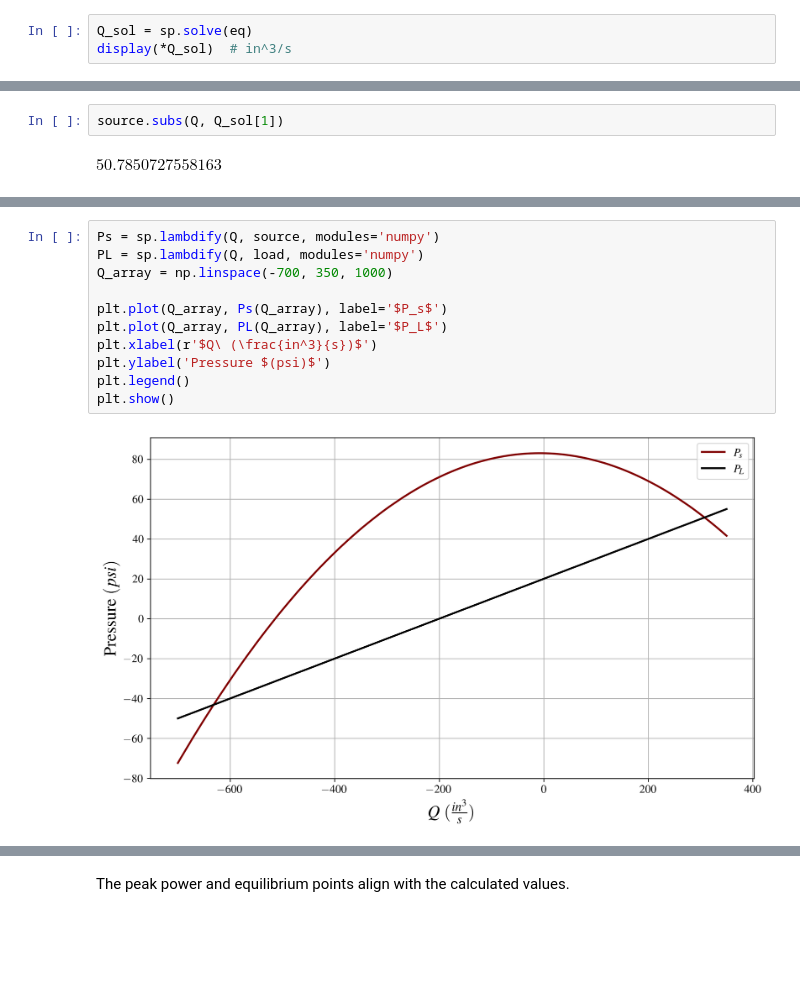
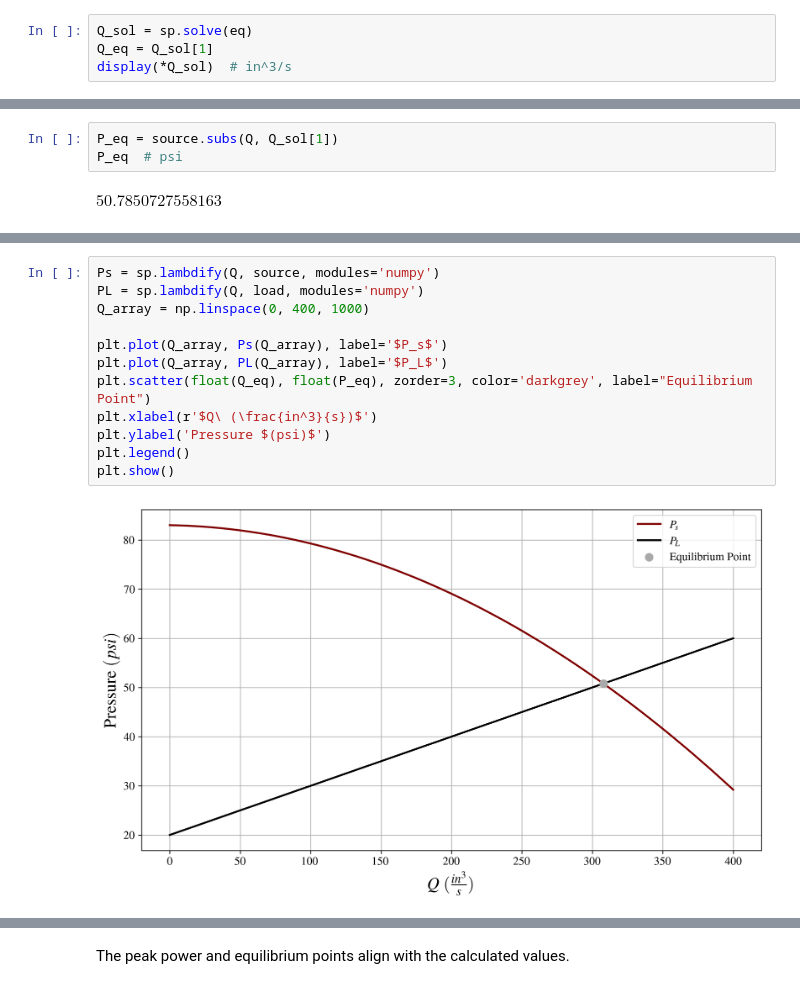
Before and after one commit to gabemorris12/dynamical_systems, a Jupyter notebook: Homework 1/Dynamical Systems Homework 1.ipynb, the cells around one changed output, grey strips where cells are left out. Saved outputs shown, nothing was run; the diff lists cells and outputs as text; blank space fills up the shorter version.

```diff
--- a/Homework 1/Dynamical Systems Homework 1.ipynb
+++ b/Homework 1/Dynamical Systems Homework 1.ipynb
@@ -484,6 +484,7 @@ eq
 $\displaystyle - 0.000324 Q^{2} - 0.004901 Q + 83 = 0.1 Q + 20$
 # %%
 Q_sol = sp.solve(eq)
+Q_eq = Q_sol[1]
 display(*Q_sol)  # in^3/s
 # %% [output]
 $\displaystyle -631.619246076681$
@@ -494,7 +495,8 @@ source.subs(Q, Q_sol[0])  # psi
 # %% [output]
 $\displaystyle -43.1619246076681$
 # %%
-source.subs(Q, Q_sol[1])
+P_eq = source.subs(Q, Q_sol[1])
+P_eq  # psi
 # %% [output]
 $\displaystyle 50.7850727558163$
 # %% [markdown]
@@ -526,16 +535,17 @@ Here are the plots.
 # %%
 Ps = sp.lambdify(Q, source, modules='numpy')
 PL = sp.lambdify(Q, load, modules='numpy')
-Q_array = np.linspace(-700, 350, 1000)
+Q_array = np.linspace(0, 400, 1000)
 
 plt.plot(Q_array, Ps(Q_array), label='$P_s$')
 plt.plot(Q_array, PL(Q_array), label='$P_L$')
+plt.scatter(float(Q_eq), float(P_eq), zorder=3, color='darkgrey', label="Equilibrium Point")
 plt.xlabel(r'$Q\ (\frac{in^3}{s})$')
 plt.ylabel('Pressure $(psi)$')
 plt.legend()
 plt.show()
 # %% [output]
-[figure, old version]
+[figure, new version]
 # %%
 P_lamb = sp.lambdify(Q, P, modules='numpy')
 Q_power = np.linspace(0, 600, 1000)
```
Also changed, not shown: parts of 7 cells of this notebook, 1 other file.
